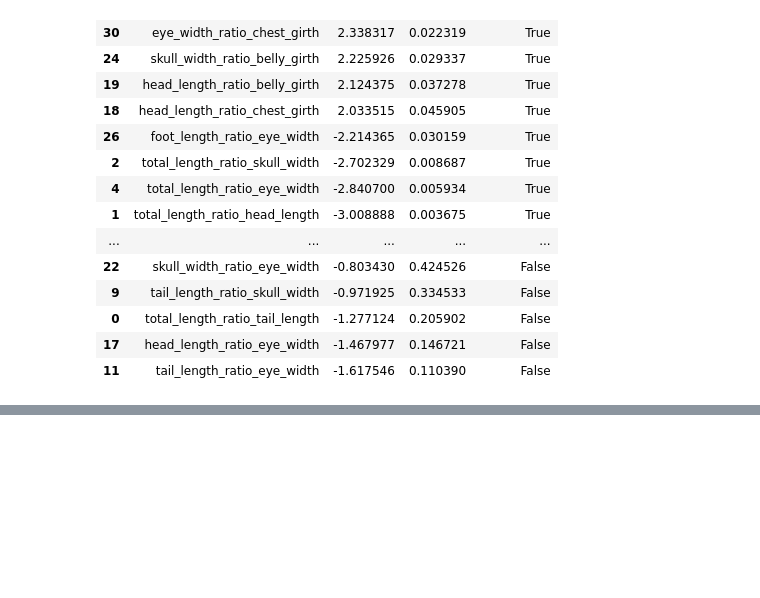
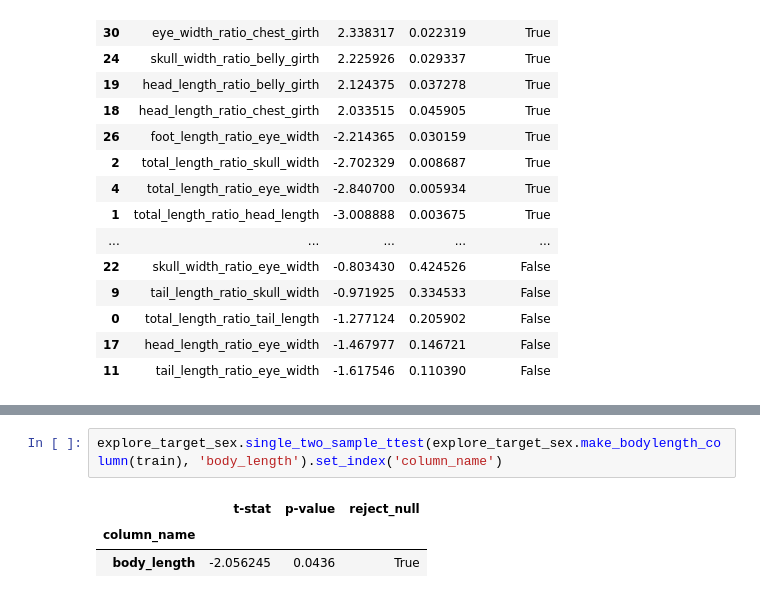
Before and after one commit to stephenfitzsimon/possum-regression, a Jupyter notebook: possum_models.ipynb, the cells around one changed output, grey strips where cells are left out. Saved outputs shown, nothing was run; the diff lists cells and outputs as text; blank space fills up the shorter version.

```diff
--- a/possum_models.ipynb
+++ b/possum_models.ipynb
@@ -412,0 +462,6 @@ Consider the body length measurement distributions as given by: $$\text{total_le
+# %%
+explore_target_sex.single_two_sample_ttest(explore_target_sex.make_bodylength_column(train), 'body_length').set_index('column_name')
+# %% [output]
+|  | t-stat | p-value | reject_null |
+| column_name |  |  |  |
+| body_length | -2.056245 | 0.0436 | True |
```
Also changed, not shown: parts of 12 cells of this notebook, 1 other file.
